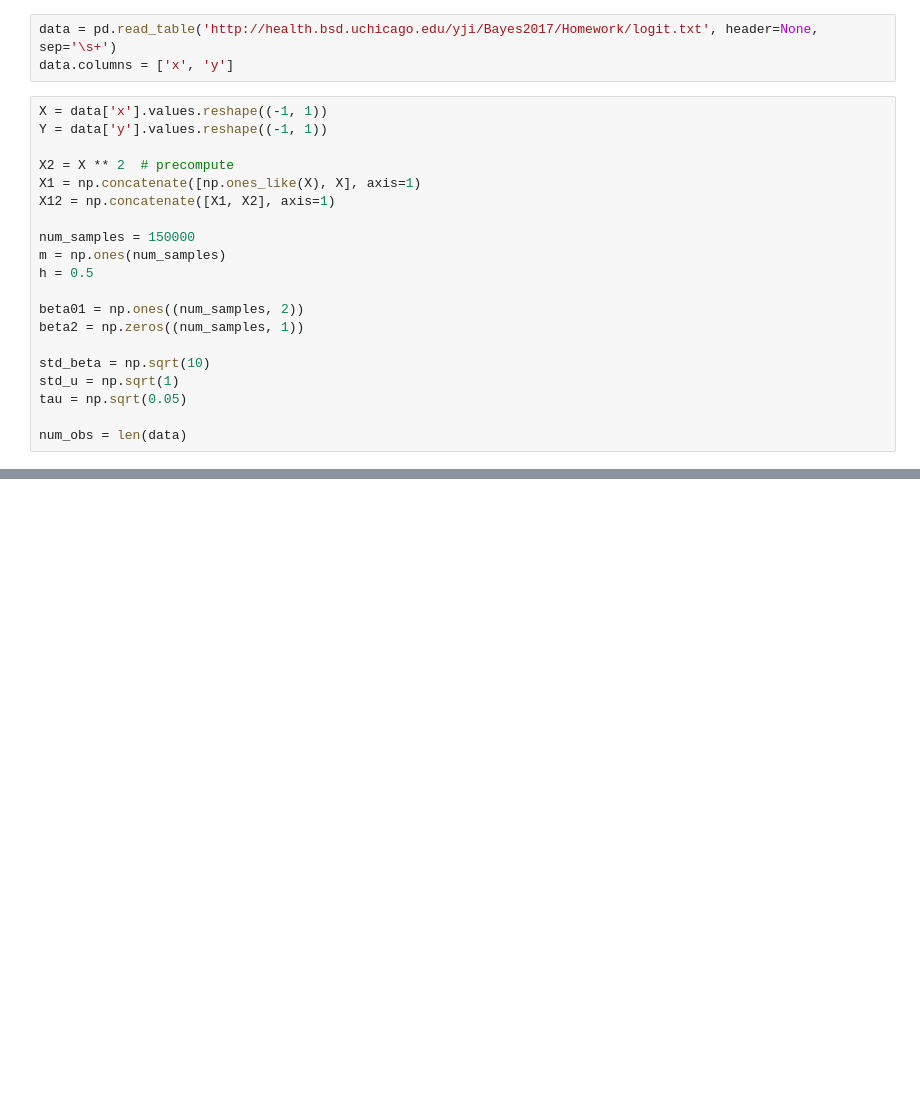
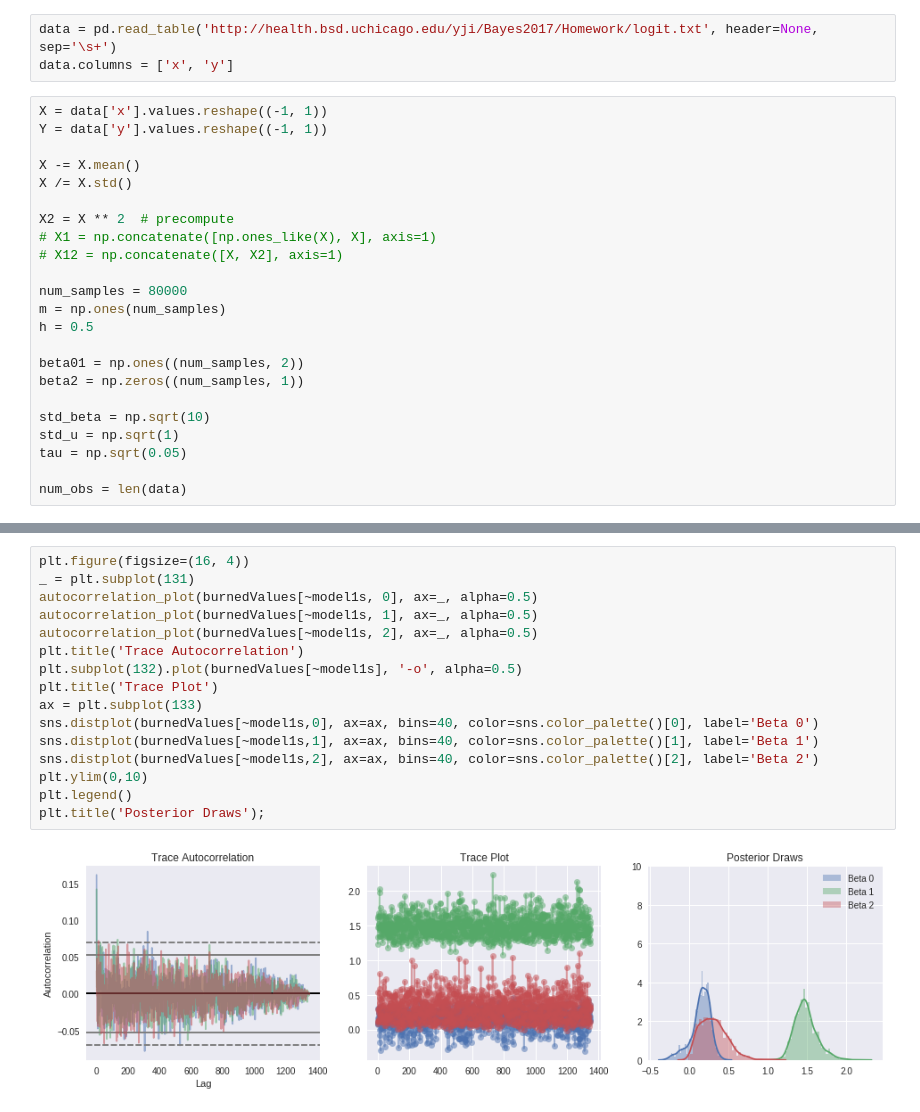
Before and after one commit to gdj0nes/BayesianModeling, a Jupyter notebook: hw4.ipynb, the cells around one changed output, grey strips where cells are left out. Drawn from its saved outputs; the diff is of its cells as text; blank space fills up the shorter version.

```diff
--- a/hw4.ipynb
+++ b/hw4.ipynb
@@ -16,11 +22,14 @@ data.columns = ['x', 'y']
 X = data['x'].values.reshape((-1, 1))
 Y = data['y'].values.reshape((-1, 1))
 
+X -= X.mean()
+X /= X.std()
+
 X2 = X ** 2  # precompute
-X1 = np.concatenate([np.ones_like(X), X], axis=1)
-X12 = np.concatenate([X1, X2], axis=1)
+# X1 = np.concatenate([np.ones_like(X), X], axis=1)
+# X12 = np.concatenate([X, X2], axis=1)
 
-num_samples = 150000
+num_samples = 80000
 m = np.ones(num_samples)
 h = 0.5
 
@@ -212,0 +221,18 @@ plt.legend();
+# %%
+plt.figure(figsize=(16, 4))
+_ = plt.subplot(131)
+autocorrelation_plot(burnedValues[~model1s, 0], ax=_, alpha=0.5)
+autocorrelation_plot(burnedValues[~model1s, 1], ax=_, alpha=0.5)
+autocorrelation_plot(burnedValues[~model1s, 2], ax=_, alpha=0.5)
+plt.title('Trace Autocorrelation')
+plt.subplot(132).plot(burnedValues[~model1s], '-o', alpha=0.5)
+plt.title('Trace Plot')
+ax = plt.subplot(133)
+sns.distplot(burnedValues[~model1s,0], ax=ax, bins=40, color=sns.color_palette()[0], label='Beta 0')
+sns.distplot(burnedValues[~model1s,1], ax=ax, bins=40, color=sns.color_palette()[1], label='Beta 1')
+sns.distplot(burnedValues[~model1s,2], ax=ax, bins=40, color=sns.color_palette()[2], label='Beta 2')
+plt.ylim(0,10)
+plt.legend()
+plt.title('Posterior Draws');
+# %% [output]
+[figure, added]
```
Also changed, not shown: parts of 20 cells of this notebook.
